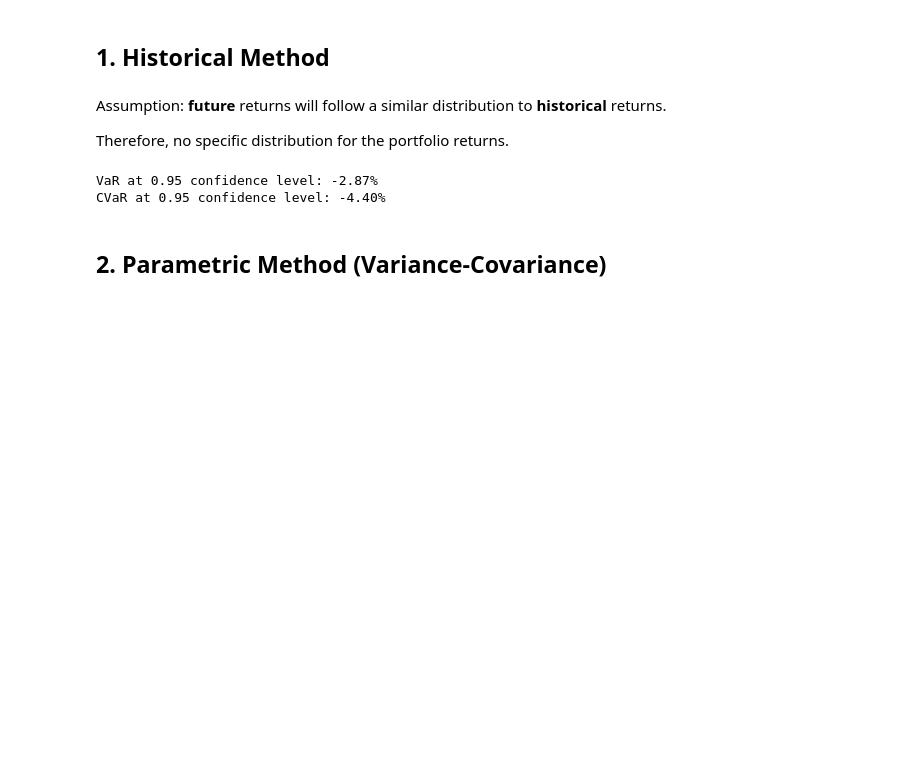
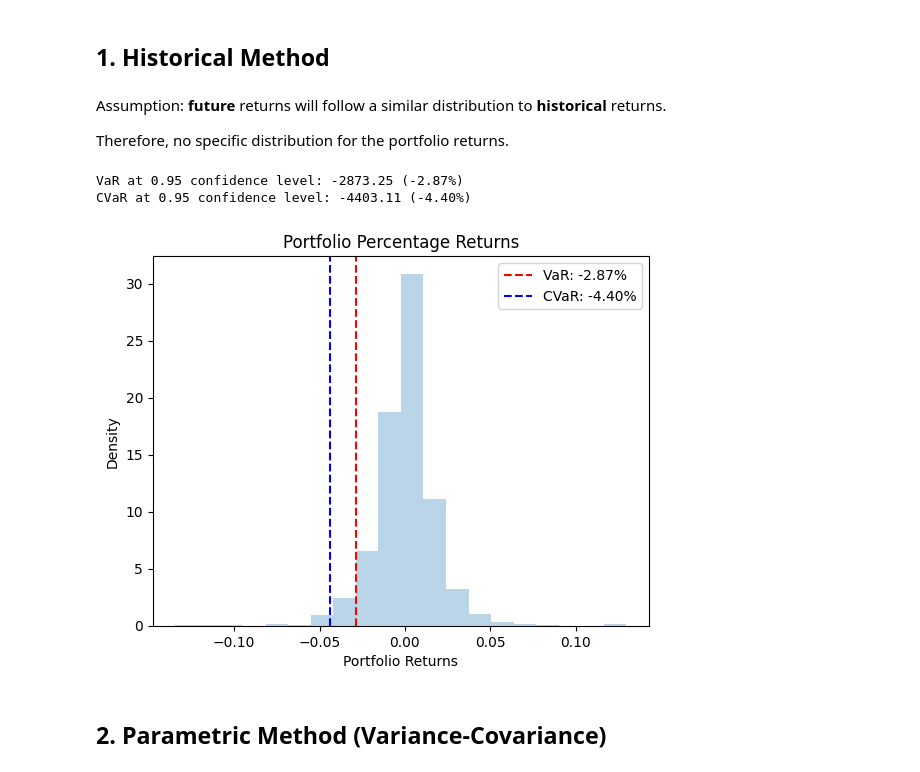
Before and after one commit to caesarw0/CVAR_analysis, a Jupyter notebook: VAR_CVAR_simple.ipynb, the cells around one changed output. Saved outputs shown, nothing was run; the diff lists cells and outputs as text; code cells hidden in the pictures; blank space fills up the shorter version.

```diff
--- a/VAR_CVAR_simple.ipynb
+++ b/VAR_CVAR_simple.ipynb
@@ -51,6 +77,9 @@ Assumption: **future** returns will follow a similar distribution to **historica
 
 Therefore, no specific distribution for the portfolio returns.
 # %%
+# Assume initial portfolio value
+initial_portfolio = 100000
+
 # Obtain percentage change per stock
 returns = df.pct_change()
 
@@ -62,15 +91,32 @@ port_returns = (weights * returns).sum(axis=1) # weighted sum
 confidence_level = 0.95
 # Calculate P(Return <= VAR) = alpha
 var = port_returns.quantile(q=1-confidence_level)
-
 # Calculate CVAR by computing the average returns below the VAR level
 cvar = port_returns[port_returns <= var].mean()
 
-print(f"VaR at {confidence_level} confidence level: {var:.2%}")
-print(f"CVaR at {confidence_level} confidence level: {cvar:.2%}")
+# Multiply the VaR and CVaR by the initial investment value to get the absolute value
+var_value = var * initial_portfolio
+cvar_value = cvar * initial_portfolio
+
+print(f"VaR at {confidence_level} confidence level: {var_value:.2f} ({var:.2%})")
+print(f"CVaR at {confidence_level} confidence level: {cvar_value:.2f} ({cvar:.2%})")
 # %% [output]
-VaR at 0.95 confidence level: -2.87%
-CVaR at 0.95 confidence level: -4.40%
+VaR at 0.95 confidence level: -2873.25 (-2.87%)
+CVaR at 0.95 confidence level: -4403.11 (-4.40%)
+# %%
+plt.hist(port_returns, bins=20, density=True, alpha=0.3)
+
+# Add VAR CVAR to the histogram
+plt.axvline(x=var, color='red', linestyle='--', label=f"VaR: {var:.2%}")
+plt.axvline(x=cvar, color='blue', linestyle='--', label=f"CVaR: {cvar:.2%}")
+
+plt.legend()
+plt.xlabel("Portfolio Returns")
+plt.ylabel("Density")
+plt.title(f"Portfolio Percentage Returns")
+plt.show()
+# %% [output]
+[figure, added]
 # %% [markdown]
 ## 2. Parametric Method (Variance-Covariance)
 # %% [markdown]
```
Also changed, not shown: parts of 17 cells of this notebook.
